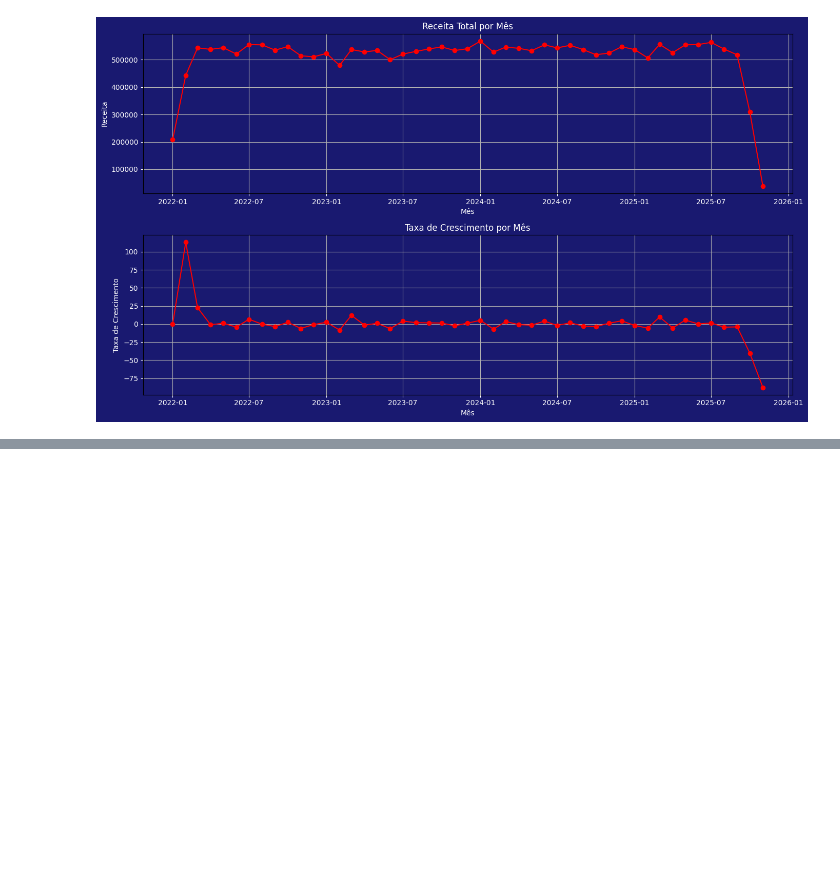
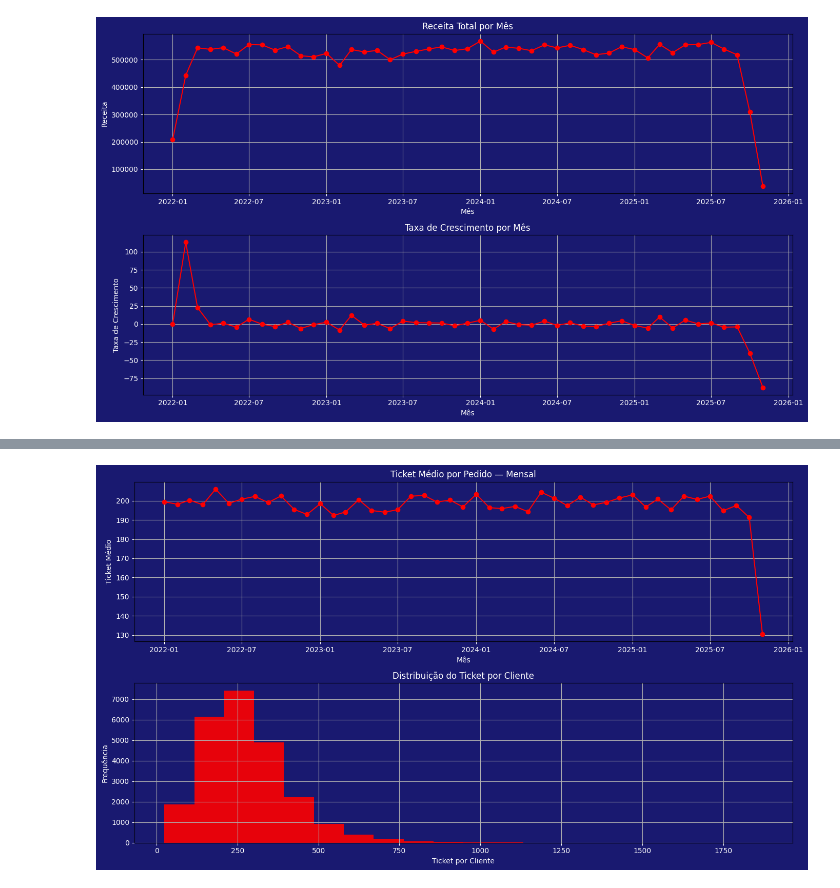
Before and after one commit to LucasBorges21/analise_comercial_eventos, a Jupyter notebook: notebooks/analise_eventos.ipynb, the cells around one changed output, grey strips where cells are left out. Saved outputs shown, nothing was run; the diff lists cells and outputs as text; code cells hidden in the pictures; blank space fills up the shorter version.

Commit message:
Adicionando Análise e Gráfico de Ticket Médio por Pedido e Cliente

```diff
--- a/notebooks/analise_eventos.ipynb
+++ b/notebooks/analise_eventos.ipynb
@@ -153,0 +154,76 @@ Ajuda a entender o perfil de consumo, detectar **clientes de alto valor**, e ava
+# %%
+"""Ticket Médio por Cliente e por Pedido"""
+
+ticket_medio = (
+    item_vendas_df[['id_pedido', 'valor_total', 'data_pagamento', 'status_pagamento']].merge(
+    pedidos_df[['id_pedido', 'id_cliente', 'status_pedido']], on='id_pedido', how='inner')
+)
+
+ticket_medio['data_pagamento'] = pd.to_datetime(ticket_medio['data_pagamento'])
+
+ticket_medio = (
+    ticket_medio.loc[(ticket_medio['status_pagamento'] == 'confirmado')
+    & (ticket_medio['status_pedido'] == 'ganho')]
+)
+
+ticket_pedido = (
+    ticket_medio.groupby([ticket_medio['data_pagamento'].dt.to_period('M'), 'id_pedido'])['valor_total']
+    .sum()
+    .reset_index()
+    .groupby('data_pagamento')['valor_total']
+    .mean()
+    .reset_index()
+    .rename(columns={
+        'data_pagamento': 'Período',
+        'valor_total': 'Ticket Médio Pedido'
+    })
+)
+
+ticket_pedido['Período'] = ticket_pedido['Período'].dt.to_timestamp()
+
+ticket_cliente = (
+    ticket_medio.groupby('id_cliente')
+    .agg({'valor_total':'sum','id_pedido':'nunique'})
+    .reset_index()
+    .rename(columns={'valor_total':'Receita Cliente','id_pedido':'Qtd Pedidos'})
+)
+
+ticket_cliente['Ticket Cliente'] = ticket_cliente['Receita Cliente'] / ticket_cliente['Qtd Pedidos']
+
+plt.rcParams['figure.facecolor'] = '#191970'
+plt.rcParams['axes.facecolor'] = '#191970'
+plt.rcParams['xtick.color'] = 'white'
+plt.rcParams['ytick.color'] = 'white'
+plt.rcParams['axes.labelcolor'] = 'white'
+plt.rcParams['axes.titlecolor'] = 'white'
+
+fig, ax = plt.subplots(2, figsize=(14,8))
+
+ax[0].plot(
+    ticket_pedido['Período'],
+    ticket_pedido['Ticket Médio Pedido'],
+    color='red',
+    marker='o'
+)
+
+ax[0].set_title('Ticket Médio por Pedido — Mensal')
+ax[0].set_xlabel('Mês')
+ax[0].set_ylabel('Ticket Médio')
+ax[0].grid()
+
+ax[1].hist(
+    ticket_cliente['Ticket Cliente'],
+    bins=20,
+    color='red',
+    alpha=0.9
+)
+
+ax[1].set_title('Distribuição do Ticket por Cliente')
+ax[1].set_xlabel('Ticket por Cliente')
+ax[1].set_ylabel('Frequência')
+ax[1].grid()
+
+plt.tight_layout()
+plt.show()
+# %% [output]
+[figure, added]
```
Also changed, not shown: parts of 3 cells of this notebook.
